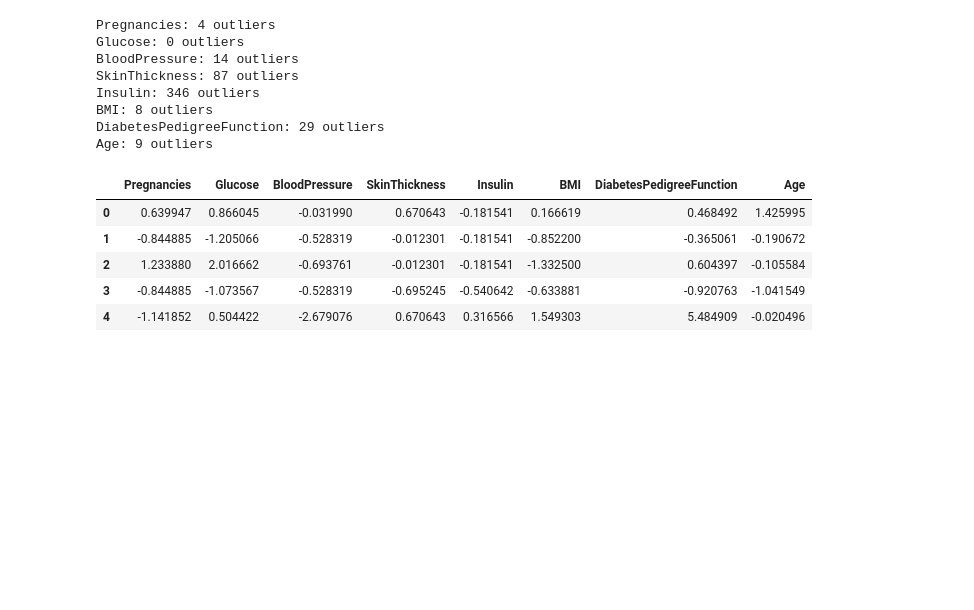
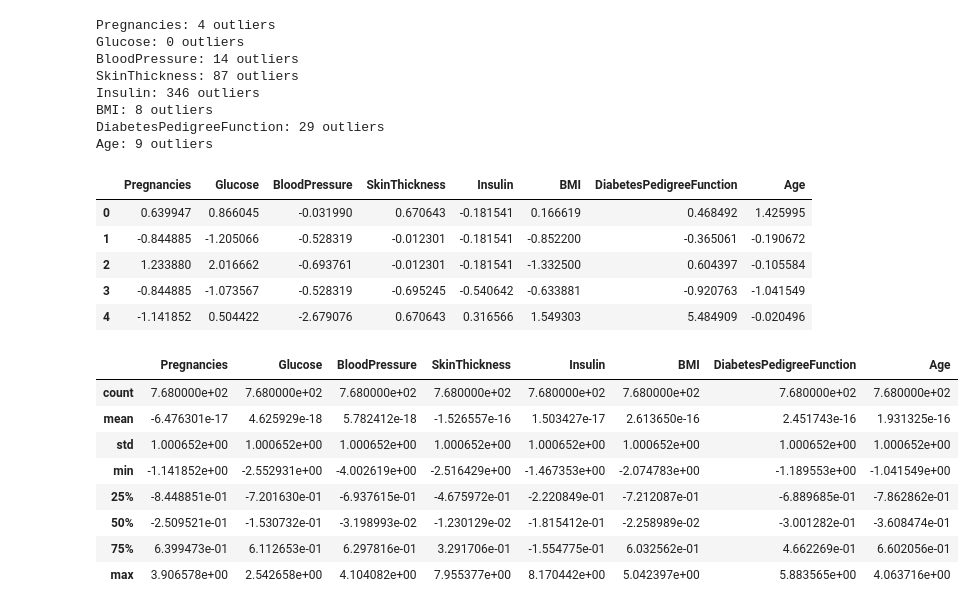
Before and after one commit to Laraibi/diabetes-prediction-and-clustering, a Jupyter notebook: notebooks/02_preprocessing.ipynb, the cells around one changed output. Drawn from its saved outputs; the diff is of its cells as text; code cells hidden in the pictures; blank space fills up the shorter version.

```diff
--- a/notebooks/02_preprocessing.ipynb
+++ b/notebooks/02_preprocessing.ipynb
@@ -126,3 +126,15 @@ scaled_df.head()
 | 2 | 1.233880 | 2.016662 | -0.693761 | -0.012301 | -0.181541 | -1.332500 | 0.604397 | -0.105584 |
 | 3 | -0.844885 | -1.073567 | -0.528319 | -0.695245 | -0.540642 | -0.633881 | -0.920763 | -1.041549 |
 | 4 | -1.141852 | 0.504422 | -2.679076 | 0.670643 | 0.316566 | 1.549303 | 5.484909 | -0.020496 |
+# %%
+scaled_df.describe()
+# %% [output]
+|  | Pregnancies | Glucose | BloodPressure | SkinThickness | Insulin | BMI | DiabetesPedigreeFunction | Age |
+| count | 7.680000e+02 | 7.680000e+02 | 7.680000e+02 | 7.680000e+02 | 7.680000e+02 | 7.680000e+02 | 7.680000e+02 | 7.680000e+02 |
+| mean | -6.476301e-17 | 4.625929e-18 | 5.782412e-18 | -1.526557e-16 | 1.503427e-17 | 2.613650e-16 | 2.451743e-16 | 1.931325e-16 |
+| std | 1.000652e+00 | 1.000652e+00 | 1.000652e+00 | 1.000652e+00 | 1.000652e+00 | 1.000652e+00 | 1.000652e+00 | 1.000652e+00 |
+| min | -1.141852e+00 | -2.552931e+00 | -4.002619e+00 | -2.516429e+00 | -1.467353e+00 | -2.074783e+00 | -1.189553e+00 | -1.041549e+00 |
+| 25% | -8.448851e-01 | -7.201630e-01 | -6.937615e-01 | -4.675972e-01 | -2.220849e-01 | -7.212087e-01 | -6.889685e-01 | -7.862862e-01 |
+| 50% | -2.509521e-01 | -1.530732e-01 | -3.198993e-02 | -1.230129e-02 | -1.815412e-01 | -2.258989e-02 | -3.001282e-01 | -3.608474e-01 |
+| 75% | 6.399473e-01 | 6.112653e-01 | 6.297816e-01 | 3.291706e-01 | -1.554775e-01 | 6.032562e-01 | 4.662269e-01 | 6.602056e-01 |
+| max | 3.906578e+00 | 2.542658e+00 | 4.104082e+00 | 7.955377e+00 | 8.170442e+00 | 5.042397e+00 | 5.883565e+00 | 4.063716e+00 |
```
Also changed, not shown: 2 other files.
